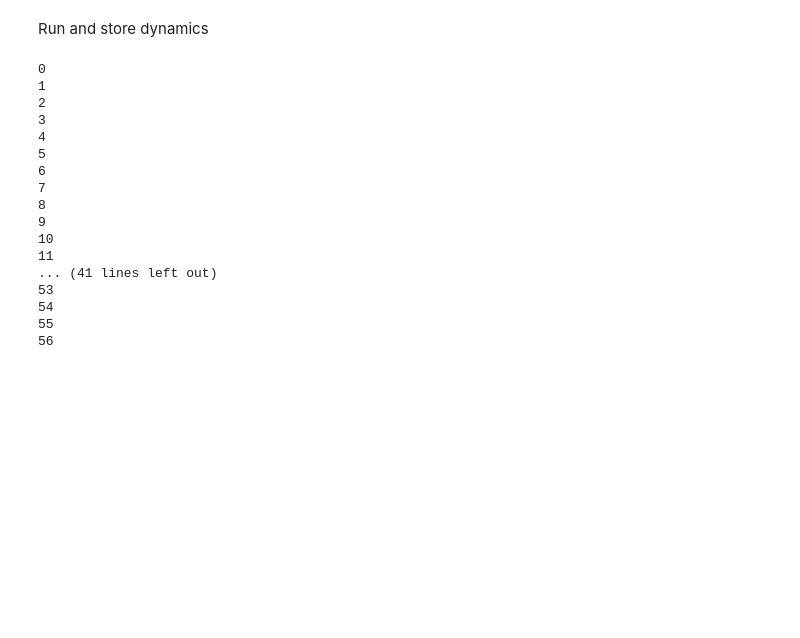
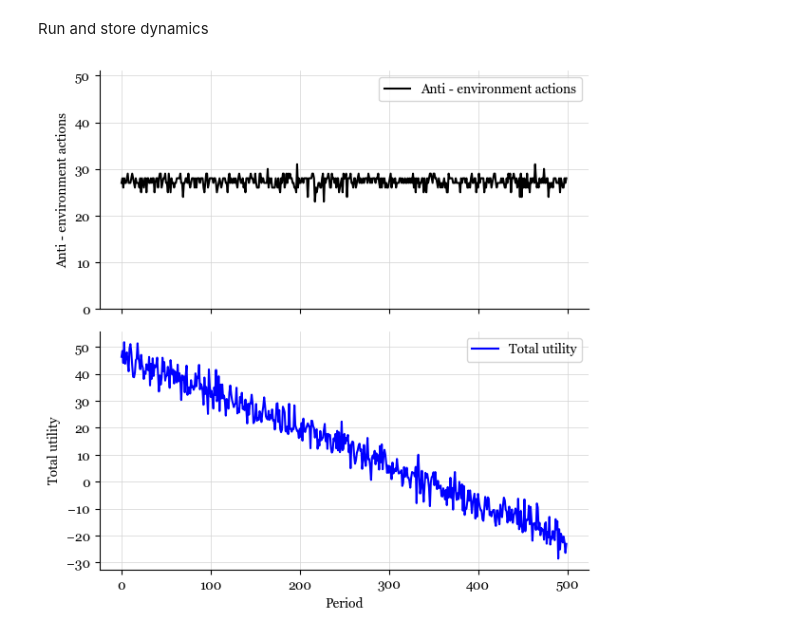
Before and after one commit to s-herrerag/enviromental_behavior_dynamics, a Jupyter notebook: First ABM.ipynb, the cells around one changed output. Cells and saved outputs as stored; diff of their text form; code cells hidden in the pictures; blank space fills up the shorter version.

```diff
--- a/First ABM.ipynb
+++ b/First ABM.ipynb
@@ -5,6 +5,11 @@ import pandas as pd
 import numpy as np
 import mesa
 import random
+import matplotlib.pyplot as plt
+import seaborn as sns
+
+# Graphs font
+plt.rcParams['font.family'] = 'Georgia'
 # %% [markdown]
 Create the agents
 # %%
@@ -68,7 +82,7 @@ Add model
 class SimpleModel(mesa.Model):
     """A model with some number of agents."""
 
-    def __init__(self, N):
+    def __init__(self, N, tax, tax_type = "fixed"):
         super().__init__()
         self.num_agents = N
         # Create scheduler and assign it to the model
@@ -76,7 +90,7 @@ class SimpleModel(mesa.Model):
 
         # Create agents
         for i in range(self.num_agents):
-            a = SimpleAgent(i, self)
+            a = SimpleAgent(i, self, tax, tax_type)
             # Add the agent to the scheduler
             self.schedule.add(a)
 
@@ -87,30 +101,41 @@ class SimpleModel(mesa.Model):
 # %% [markdown]
 Run and store dynamics
 # %%
-starter_model = SimpleModel(500)
+starter_model = SimpleModel(50, tax = 0.1)
 choices_history = []
-for i in range(1000):
+utility_history = []
+for i in range(500):
     starter_model.step()
     choices = []
+    utilities = []
     for a in starter_model.schedule.agents:
+        utilities.append(a.utility)
         choices.append(a.choice)
     choices_history.append(choices.count("Anti - environment action"))
-    print(i)
+    utility_history.append(sum(utilities))
+
+# Store in a dataframe
+df_runs = pd.DataFrame({"Period":np.arange(0,500),
+                        "Anti - environment actions":choices_history,
+                        "Total utility":utility_history})
-# %% [output]
-0
-1
-2
-3
-4
-5
-6
-7
-8
-9
-10
-11
-... (41 lines left out)
-53
-54
-55
-56
+# %%
+# Set the figure size for better visibility
+fig, (ax1, ax2) = plt.subplots(2, 1, sharex=True, figsize=(6, 6))
+
+# Use Seaborn to plot the time series
+sns.lineplot(data=df_runs, x='Period', y='Anti - environment actions', label='Anti - environment actions', color = "black",ax=ax1)
+sns.lineplot(data=df_runs, x='Period', y='Total utility', label='Total utility', color = "blue",ax = ax2)
+
+ax1.set_ylim(0, 51)
+ax1.spines['top'].set_visible(False)
+ax1.spines['right'].set_visible(False)
+ax1.tick_params(axis='x', which='both', bottom=True, top=False, labelbottom=False)
+ax1.grid(True, color='lightgrey', linestyle='-', linewidth=0.5)
+
+ax2.spines['top'].set_visible(False)
+ax2.spines['right'].set_visible(False)
+ax2.grid(True, color='lightgrey', linestyle='-', linewidth=0.5)
+
+plt.tight_layout()
+# %% [output]
+[figure, added]
```
Also changed, not shown: parts of 8 cells of this notebook, 2 other files.
